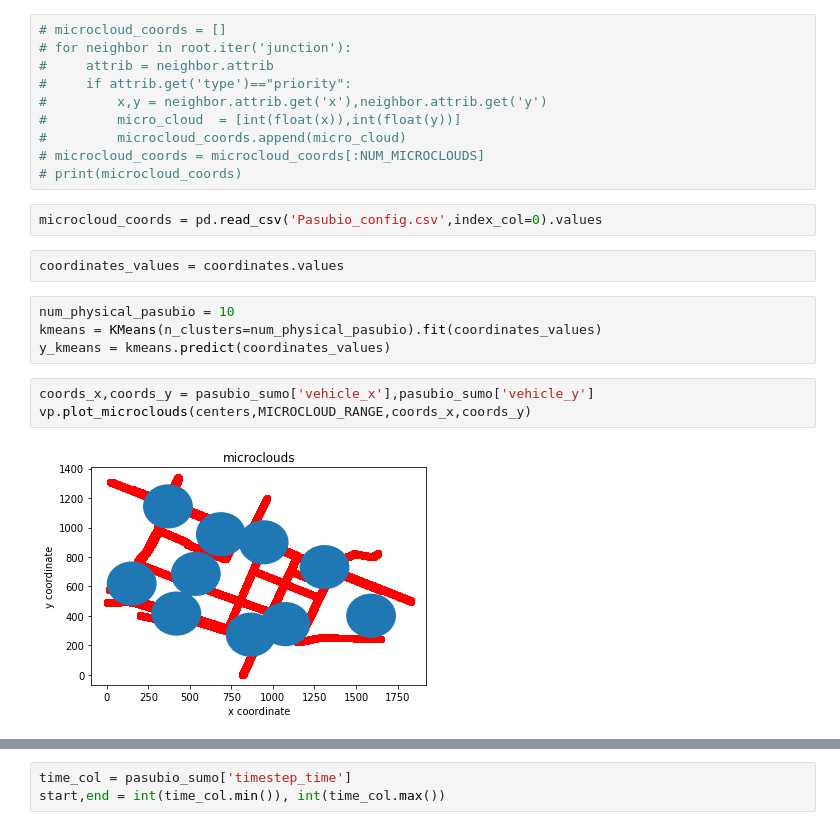
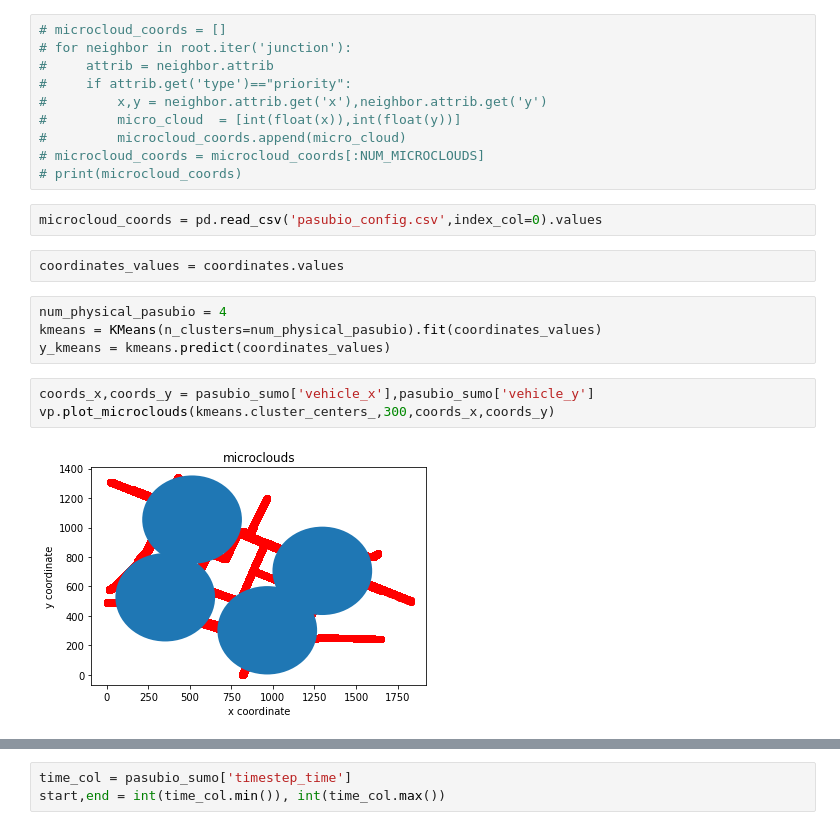
Before and after one commit to JuanMantica123/vanet_simulator, a Jupyter notebook: Virtual Servers.ipynb, the cells around one changed output, grey strips where cells are left out. Cells and saved outputs as stored; diff of their text form.

Commit message:
Created new microclouds as virtual servers for pasubio simulation

```diff
--- a/Virtual Servers.ipynb
+++ b/Virtual Servers.ipynb
@@ -39,18 +39,18 @@ microcloud_coords =vp.create_coords(coordinates,MICROCLOUD_RANGE,NUM_MICROCLOUDS
 # microcloud_coords = microcloud_coords[:NUM_MICROCLOUDS]
 # print(microcloud_coords)
 # %%
-microcloud_coords = pd.read_csv('Pasubio_config.csv',index_col=0).values
+microcloud_coords = pd.read_csv('pasubio_config.csv',index_col=0).values
 # %%
 coordinates_values = coordinates.values
 # %%
-num_physical_pasubio = 10
+num_physical_pasubio = 4
 kmeans = KMeans(n_clusters=num_physical_pasubio).fit(coordinates_values)
 y_kmeans = kmeans.predict(coordinates_values)
 # %%
 coords_x,coords_y = pasubio_sumo['vehicle_x'],pasubio_sumo['vehicle_y']
-vp.plot_microclouds(centers,MICROCLOUD_RANGE,coords_x,coords_y)
+vp.plot_microclouds(kmeans.cluster_centers_,300,coords_x,coords_y)
 # %% [output]
-[figure, old version]
+[figure, new version]
 # %%
 vp.plot_microclouds(microcloud_coords,MICROCLOUD_RANGE,coords_x,coords_y)
 # %% [output]
```
Also changed, not shown: parts of 14 cells of this notebook, 2 other files.
